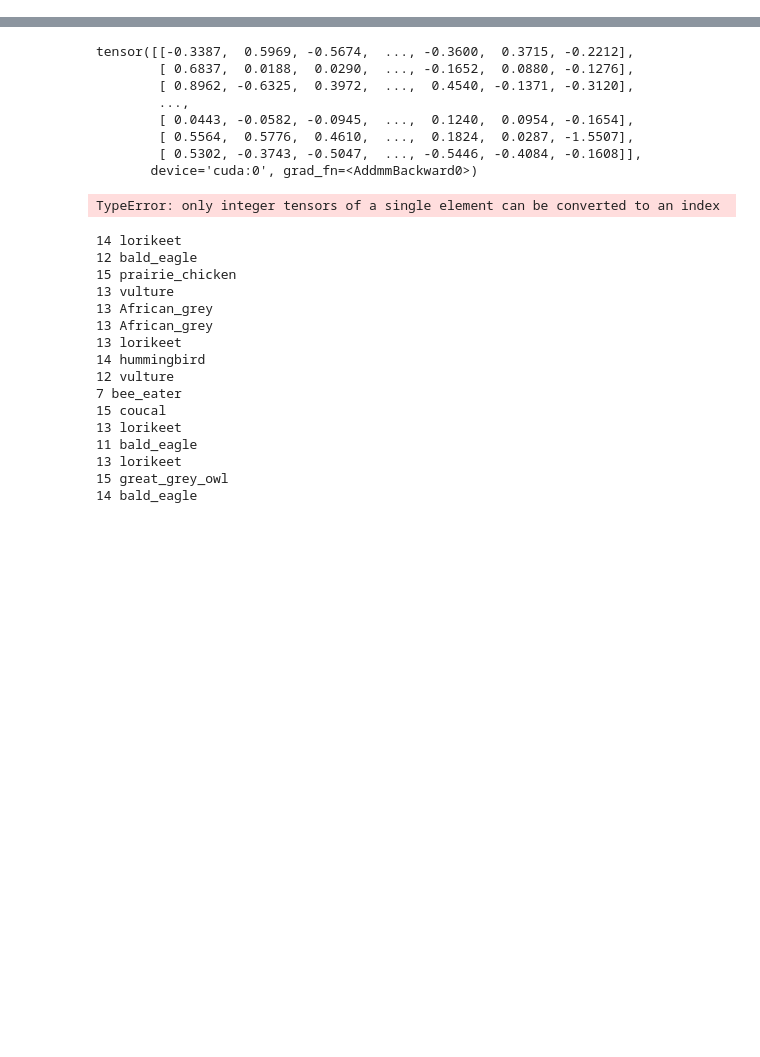
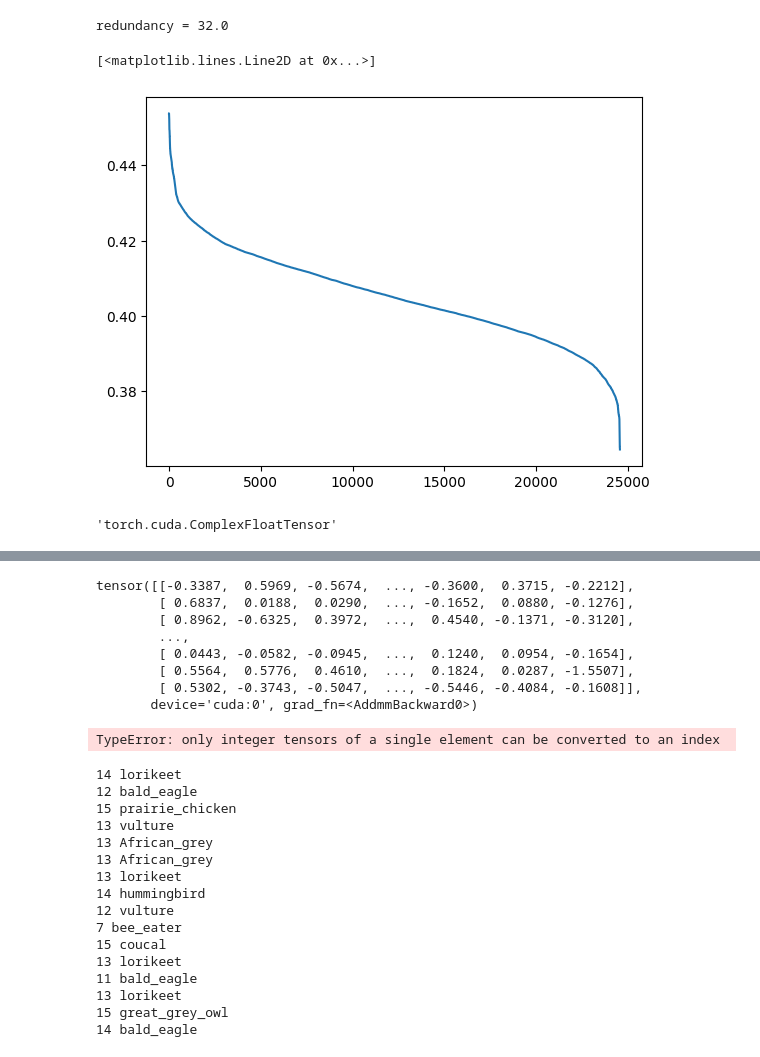
Before and after one commit to harshaUwm163/ViT-pytorch, a Jupyter notebook: classifier_select_Vit_ft.ipynb, the cells around one changed output, grey strips where cells are left out. Saved outputs shown, nothing was run; the diff lists cells and outputs as text; code cells hidden in the pictures; blank space fills up the shorter version.

```diff
--- a/classifier_select_Vit_ft.ipynb
+++ b/classifier_select_Vit_ft.ipynb
@@ -89,0 +221,19 @@ classes = train_loader.dataset.dataset.classes
+# %%
+wmat = model.transformer.encoder.layer[5].attn.key.weight.data
+k_attn = 768 * 32
+l_attn = 1
+n_attn = 768
+print(f'redundancy = {k_attn*l_attn/n_attn}')
+tffs = construct_tight_frames(k_attn, l_attn, n_attn).to(args.device)
+projs = torch.matmul(tffs, wmat.type(tffs.type()))
+norms = torch.norm(projs, dim=(1,2))
+norms_sorted, _ = torch.sort(norms, descending=True)
+plt.plot(norms_sorted.cpu())
+# %% [output]
+redundancy = 32.0
+[<matplotlib.lines.Line2D at 0x...>]
+[figure, added]
+# %%
+tffs.type()
+# %% [output]
+'torch.cuda.ComplexFloatTensor'
```
Also changed, not shown: parts of 19 cells of this notebook, 8 other files.
